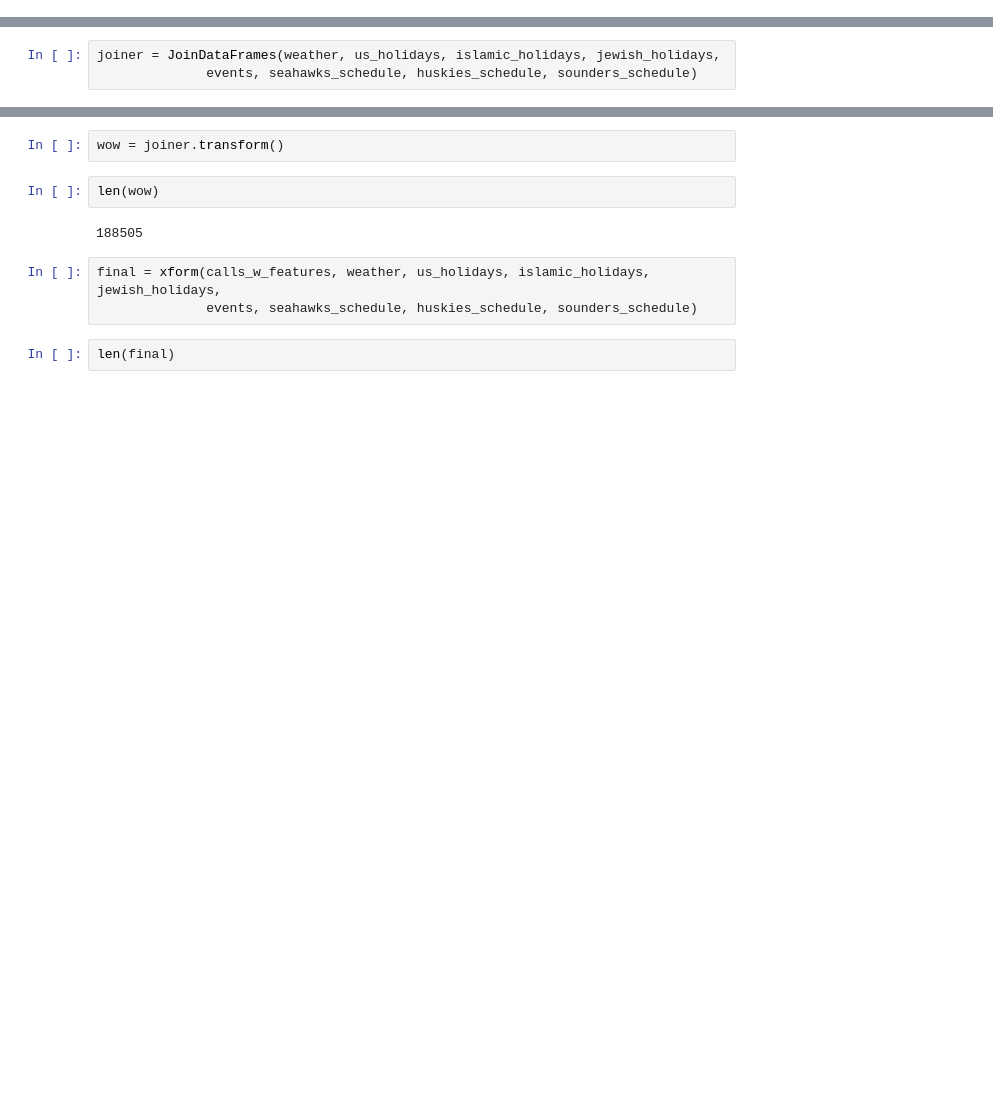
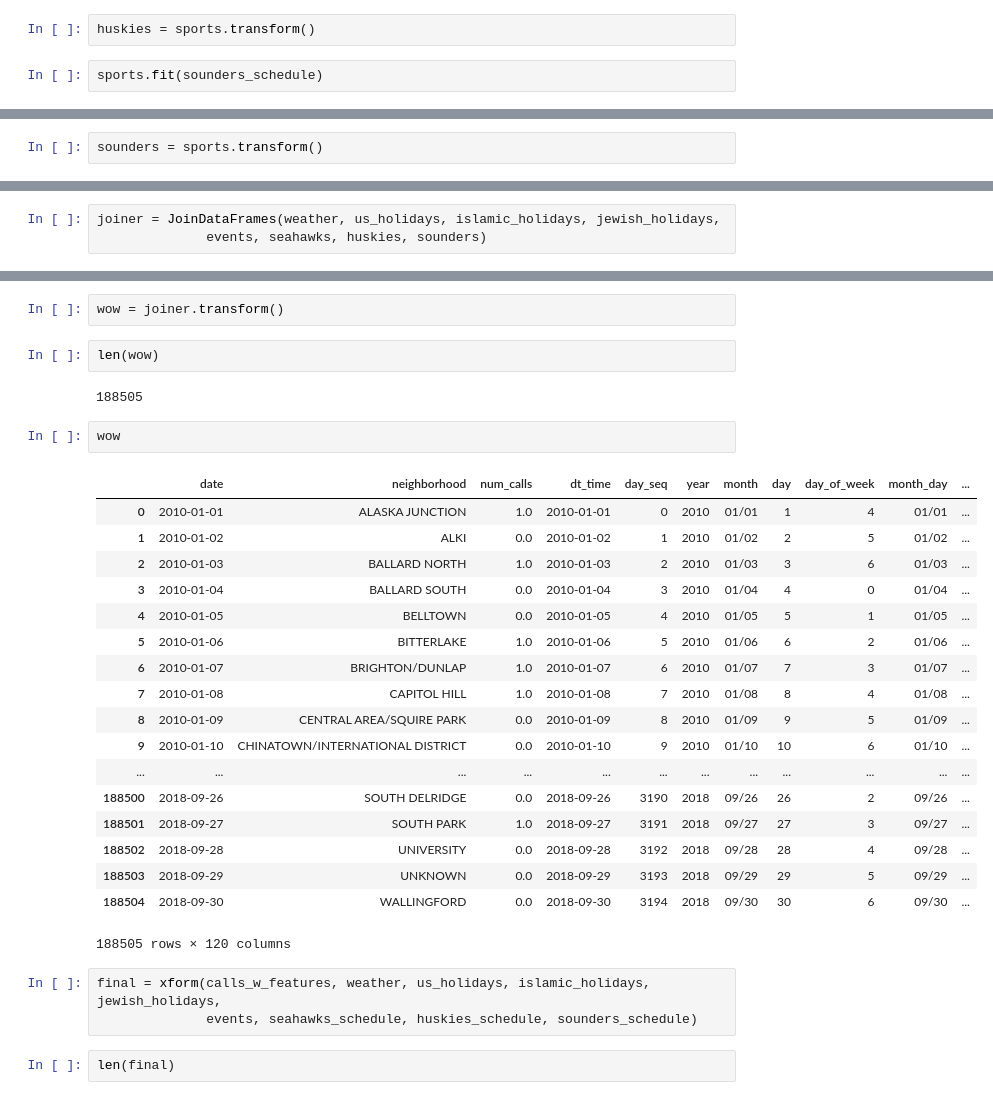
Before and after one commit to analyticallycorrect/seattle_domestic_violence, a Jupyter notebook: Notebooks/pipeline_dev.ipynb, the cells around one changed output, grey strips where cells are left out. Drawn from its saved outputs; the diff is of its cells as text; blank space fills up the shorter version.

```diff
--- a/Notebooks/pipeline_dev.ipynb
+++ b/Notebooks/pipeline_dev.ipynb
@@ -449,0 +477,4 @@ sounders_schedule = retriever.get_sounders_schedule()
+# %%
+huskies = sports.transform()
+# %%
+sports.fit(sounders_schedule)
@@ -450,3 +483,5 @@ sounders_schedule = retriever.get_sounders_schedule()
+# %%
+sounders = sports.transform()
 # %%
 us_holiday_dict = SeattleHolidays.CustomHolidays()
 # %%
@@ -542,7 +577,7 @@ def xform(calls, weather, us_holidays, islamic_holidays, jewish_holidays, events
     return df8
 # %%
 joiner = JoinDataFrames(weather, us_holidays, islamic_holidays, jewish_holidays,
-              events, seahawks_schedule, huskies_schedule, sounders_schedule)
+              events, seahawks, huskies, sounders)
 # %%
 joiner.fit(calls_w_features)
 # %% [output]
@@ -553,6 +588,27 @@ wow = joiner.transform()
 len(wow)
 # %% [output]
 188505
+# %%
+wow
+# %% [output]
+|  | date | neighborhood | num_calls | dt_time | day_seq | year | month | day | day_of_week | month_day | ... |
+| 0 | 2010-01-01 | ALASKA JUNCTION | 1.0 | 2010-01-01 | 0 | 2010 | 01/01 | 1 | 4 | 01/01 | ... |
+| 1 | 2010-01-02 | ALKI | 0.0 | 2010-01-02 | 1 | 2010 | 01/02 | 2 | 5 | 01/02 | ... |
+| 2 | 2010-01-03 | BALLARD NORTH | 1.0 | 2010-01-03 | 2 | 2010 | 01/03 | 3 | 6 | 01/03 | ... |
+| 3 | 2010-01-04 | BALLARD SOUTH | 0.0 | 2010-01-04 | 3 | 2010 | 01/04 | 4 | 0 | 01/04 | ... |
+| 4 | 2010-01-05 | BELLTOWN | 0.0 | 2010-01-05 | 4 | 2010 | 01/05 | 5 | 1 | 01/05 | ... |
+| 5 | 2010-01-06 | BITTERLAKE | 1.0 | 2010-01-06 | 5 | 2010 | 01/06 | 6 | 2 | 01/06 | ... |
+| 6 | 2010-01-07 | BRIGHTON/DUNLAP | 1.0 | 2010-01-07 | 6 | 2010 | 01/07 | 7 | 3 | 01/07 | ... |
+| 7 | 2010-01-08 | CAPITOL HILL | 1.0 | 2010-01-08 | 7 | 2010 | 01/08 | 8 | 4 | 01/08 | ... |
+| 8 | 2010-01-09 | CENTRAL AREA/SQUIRE PARK | 0.0 | 2010-01-09 | 8 | 2010 | 01/09 | 9 | 5 | 01/09 | ... |
+| 9 | 2010-01-10 | CHINATOWN/INTERNATIONAL DISTRICT | 0.0 | 2010-01-10 | 9 | 2010 | 01/10 | 10 | 6 | 01/10 | ... |
+| ... | ... | ... | ... | ... | ... | ... | ... | ... | ... | ... | ... |
+| 188500 | 2018-09-26 | SOUTH DELRIDGE | 0.0 | 2018-09-26 | 3190 | 2018 | 09/26 | 26 | 2 | 09/26 | ... |
+| 188501 | 2018-09-27 | SOUTH PARK | 1.0 | 2018-09-27 | 3191 | 2018 | 09/27 | 27 | 3 | 09/27 | ... |
+| 188502 | 2018-09-28 | UNIVERSITY | 0.0 | 2018-09-28 | 3192 | 2018 | 09/28 | 28 | 4 | 09/28 | ... |
+| 188503 | 2018-09-29 | UNKNOWN | 0.0 | 2018-09-29 | 3193 | 2018 | 09/29 | 29 | 5 | 09/29 | ... |
+| 188504 | 2018-09-30 | WALLINGFORD | 0.0 | 2018-09-30 | 3194 | 2018 | 09/30 | 30 | 6 | 09/30 | ... |
+188505 rows × 120 columns
 # %%
 final = xform(calls_w_features, weather, us_holidays, islamic_holidays, jewish_holidays,
               events, seahawks_schedule, huskies_schedule, sounders_schedule)
```
Also changed, not shown: parts of 6 cells of this notebook.
